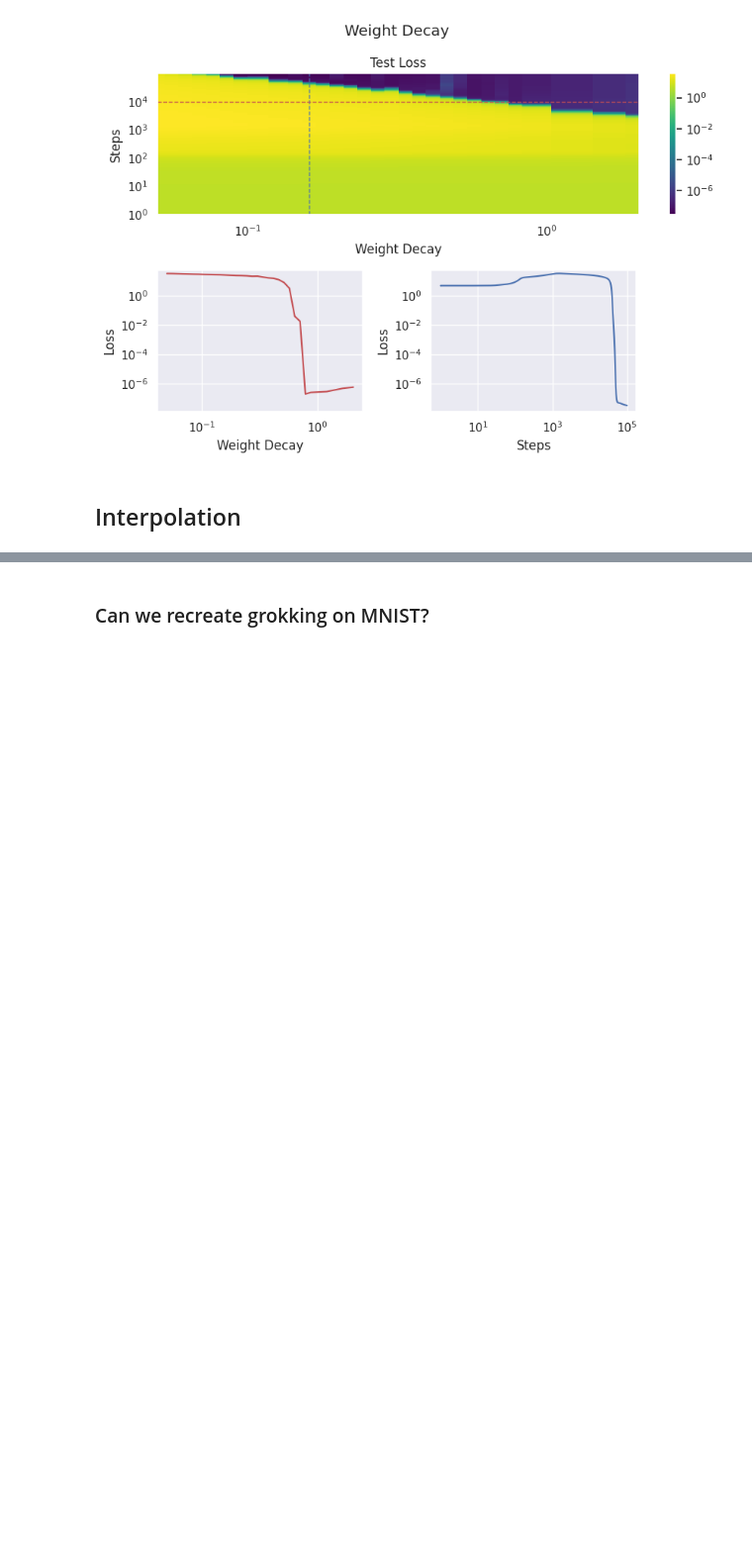
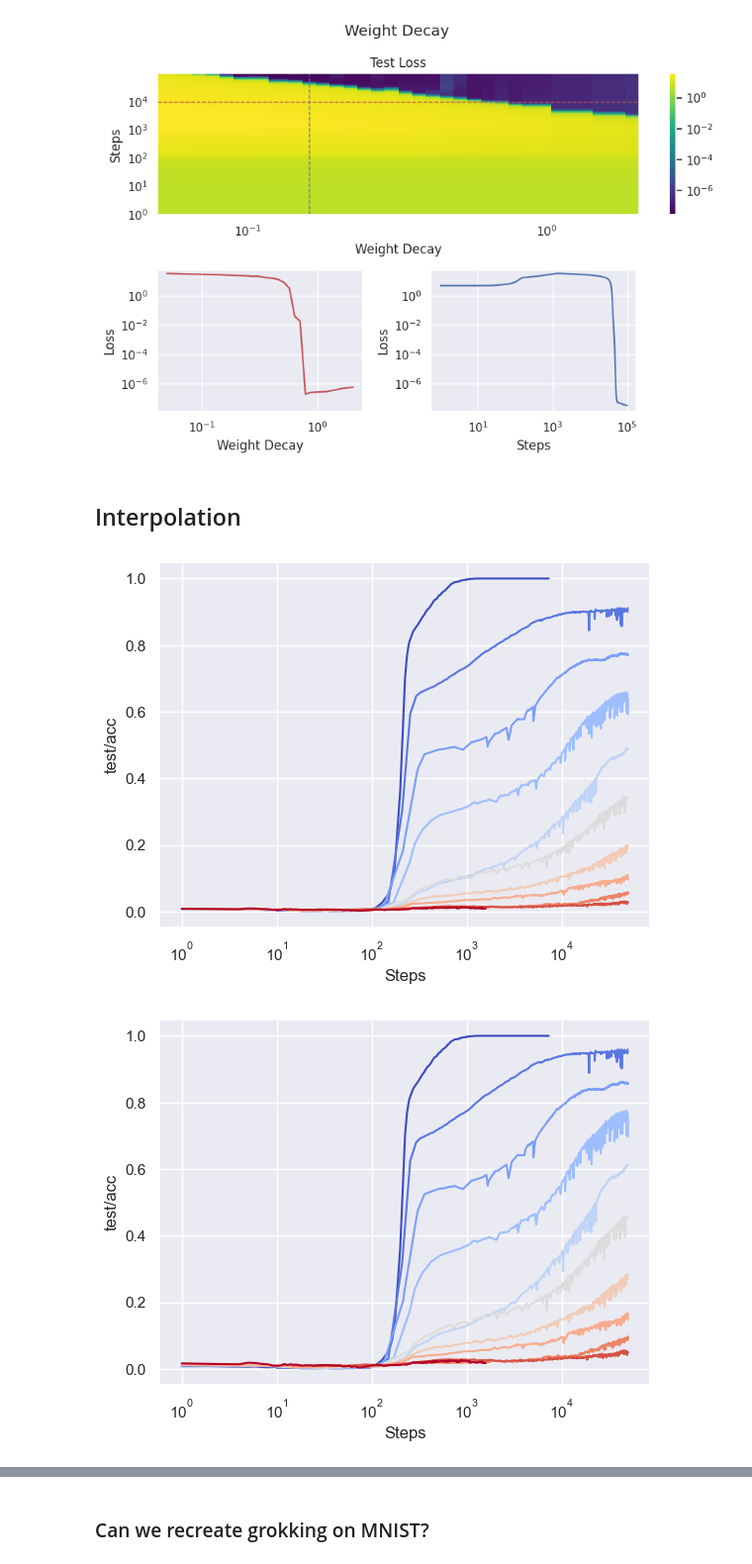
Before and after one commit to jqhoogland/pattern-learning, a Jupyter notebook: unifying/unifying.ipynb, the cells around one changed output, grey strips where cells are left out. Shown at 99% size. Drawn from its saved outputs; the diff is of its cells as text; code cells hidden in the pictures; blank space fills up the shorter version.

Commit message:
ADD Frac label noise sweep

```diff
--- a/unifying/unifying.ipynb
+++ b/unifying/unifying.ipynb
@@ -946,0 +961,39 @@ from grokking.vision import ExtModule, VisionConfig, VisionLearner
+# %%
+ln_sweep = get_history("xwna3rhg", allow_duplicates=True)
+
+# ln_sweep_cleaned = handle_outliers(
+#     ln_sweep,
+#     loss_cols=["train/loss"],
+#     action="keep",
+#     unique_cols=["frac_train"],
+#     threshold=0.0001,
+#     late_epochs_ratio=0.6,
+# )
+
+
+def correct_label_noise(df: pd.DataFrame):
+    # Correct the sweeps by dividing test/acc by 1-label_noise
+    df = df.copy()
+
+    lbl_noises = df.frac_label_noise.unique()
+
+    for lbl_noise in lbl_noises:
+        for metric in ["test/acc"]:
+            df.loc[df.frac_label_noise==lbl_noise, metric] /= 1 - lbl_noise
+
+    return df
+
+ln_sweep_cleaned = correct_label_noise(ln_sweep)
+# %%
+sns.lineplot(ln_sweep, x="_step", y="test/acc", hue="frac_label_noise", legend=False, palette="coolwarm", )
+plt.xscale('log')
+plt.xlabel("Steps")
+plt.show()
+
+sns.lineplot(ln_sweep_cleaned, x="_step", y="test/acc", hue="frac_label_noise", legend=False, palette="coolwarm", )
+plt.xscale('log')
+plt.xlabel("Steps")
+plt.show()
+# %% [output]
+[figure, added]
+[figure, added]
```
Also changed, not shown: parts of 8 cells of this notebook, 1 other file.
